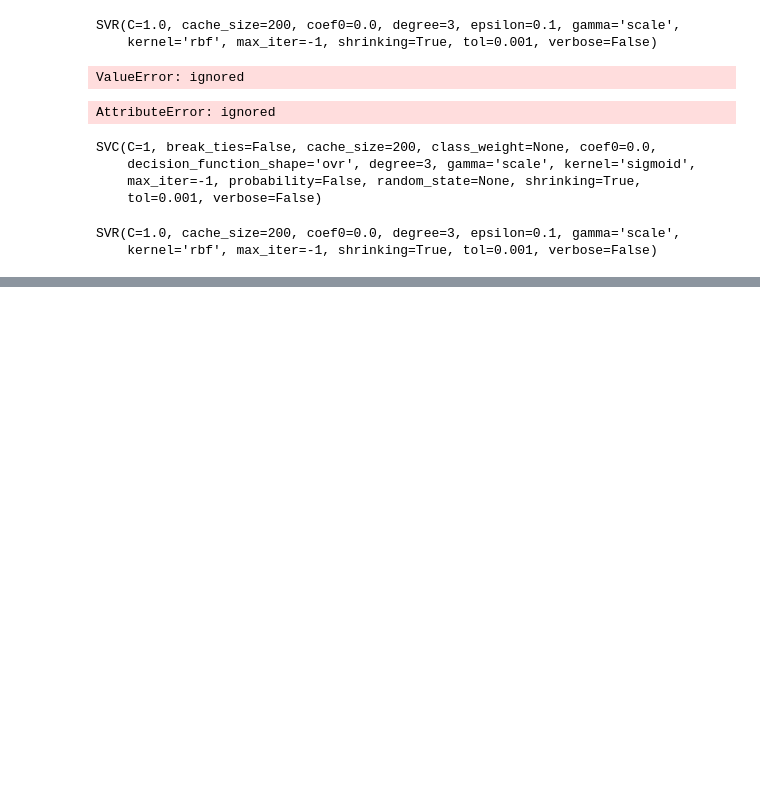
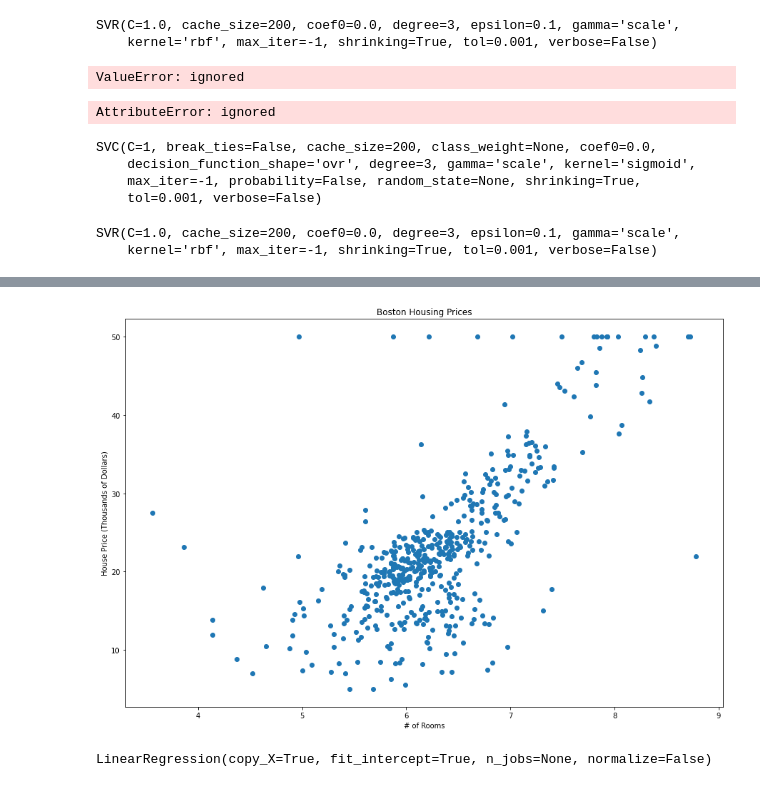
Before and after one commit to chandra-sekar-1983/MyProjects_1, a Jupyter notebook: Support_Vector_Machines.ipynb, the cells around one changed output, grey strips where cells are left out. Cells and saved outputs as stored; diff of their text form; code cells hidden in the pictures; blank space fills up the shorter version.

```diff
--- a/Support_Vector_Machines.ipynb
+++ b/Support_Vector_Machines.ipynb
@@ -222,0 +286,9 @@ plt.show()
+# %%
+plt.figure(figsize=(15,10))
+plt.scatter(x=df['rooms'], y=df['cmedv'])
+plt.xlabel('# of Rooms')
+plt.ylabel('House Price (Thousands of Dollars)')
+plt.title('Boston Housing Prices')
+plt.show()
+# %% [output]
+[figure, added]
@@ -222,0 +310,4 @@ plt.show()
+# %%
+lm.fit(X_train, y_train)
+# %% [output]
+LinearRegression(copy_X=True, fit_intercept=True, n_jobs=None, normalize=False)
```
Also changed, not shown: parts of 49 cells of this notebook.
